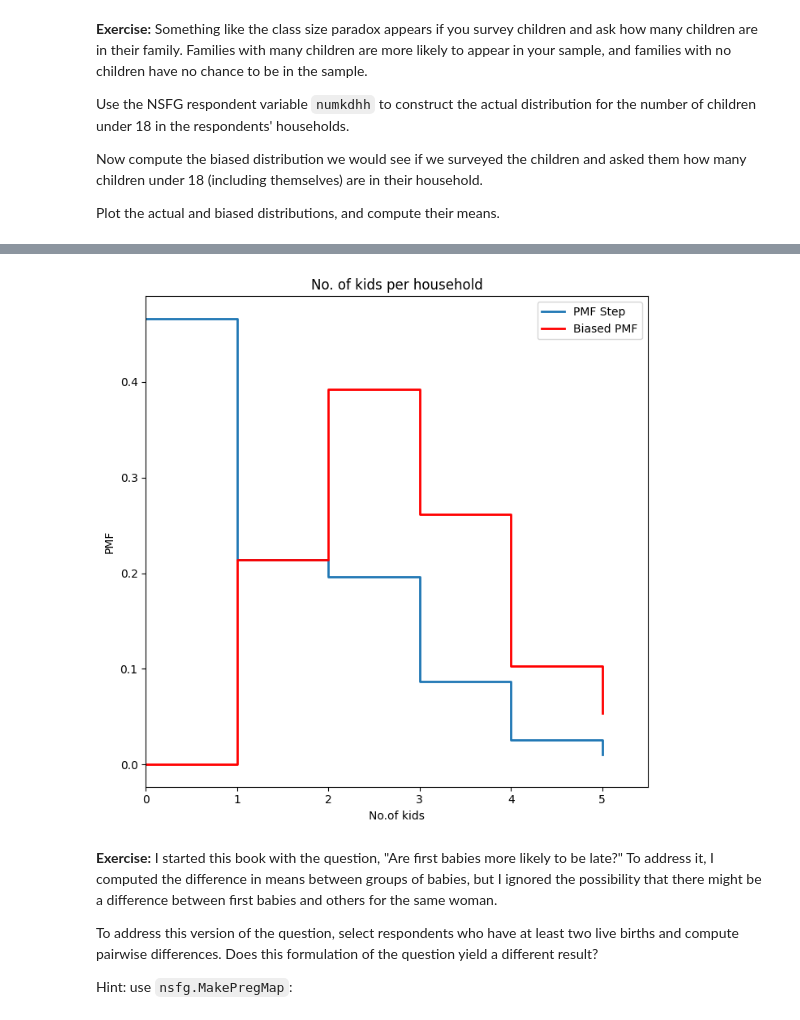
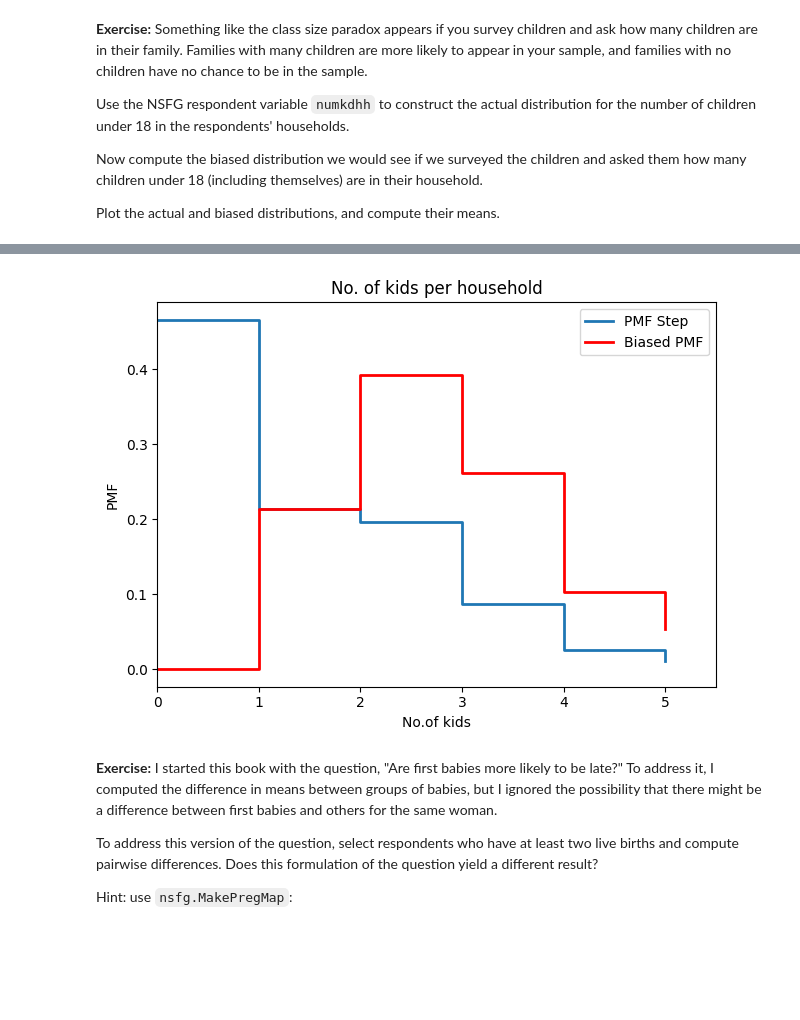
Before and after one commit to marcusloop/ThinkStats2, a Jupyter notebook: code/chap03ex.ipynb, the cells around one changed output, grey strips where cells are left out. Cells and saved outputs as stored; diff of their text form; code cells hidden in the pictures; blank space fills up the shorter version.

```diff
--- a/code/chap03ex.ipynb
+++ b/code/chap03ex.ipynb
@@ -404,36 +404,36 @@ numkdhh_pmf = numkdhh_pmf.dropna().rename(columns = {'index' : 'numkdhh', 'count
 numkdhh_pmf['biased_pmf'] = numkdhh_pmf['numkdhh_pmf'] * numkdhh_pmf['numkdhh']
 
 #Data visualization
-fig, ax = plt.subplots(figsize = (7,7))
+fig, ax = plt.subplots()
 ax.step(
     numkdhh_pmf['numkdhh'],
     numkdhh_pmf['numkdhh_pmf'],
     where="post",
     color="tab:blue",
     linewidth=2,
     label="PMF Step",
 )
 
 ax.step(
     numkdhh_pmf['numkdhh'],
     numkdhh_pmf['biased_pmf'],
     where="post",
     color="red",
     linewidth=2,
     label="Biased PMF",
 )
 
 
-#Ax edit
+#ax edit
 ax.set_title('No. of kids per household')
 ax.set_xlabel('No.of kids')
 ax.set_ylabel('PMF')
 ax.set_xlim(0, 5.5)
 ax.legend()
 plt.tight_layout()
 plt.show()
 # %% [output]
-[figure, old version]
+[figure, new version]
 # %% [markdown]
 **Exercise:** I started this book with the question, "Are first babies more likely to be late?" To address it, I computed the difference in means between groups of babies, but I ignored the possibility that there might be a difference between first babies and others for the same woman.
 
```
Also changed, not shown: parts of 15 cells of this notebook.
